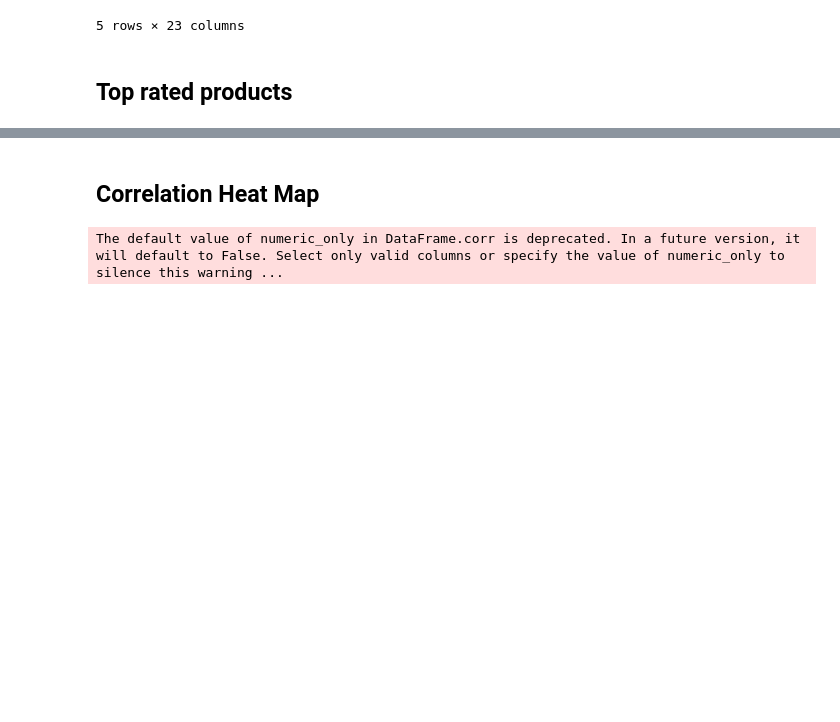
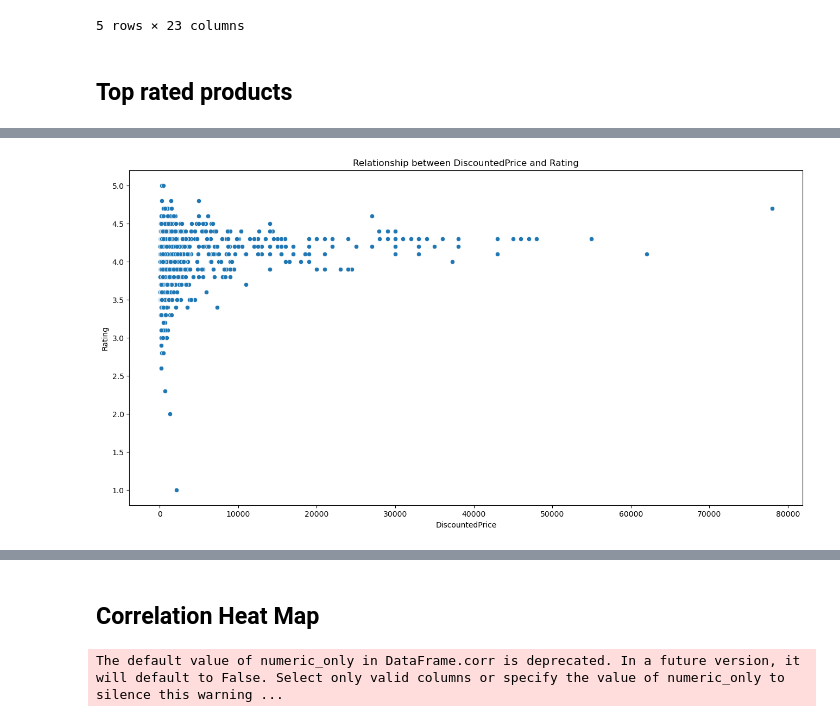
Before and after one commit to danielkimutai/Amazon--recommender-system, a Jupyter notebook: index.ipynb, the cells around one changed output, grey strips where cells are left out. Drawn from its saved outputs; the diff is of its cells as text; code cells hidden in the pictures; blank space fills up the shorter version.

```diff
--- a/index.ipynb
+++ b/index.ipynb
@@ -521,0 +561,4 @@ top_10(df1,"subcategory","Rating")
+# %%
+scatter(df1,"DiscountedPrice","Rating")
+# %% [output]
+[figure, added]
```
Also changed, not shown: parts of 19 cells of this notebook.
